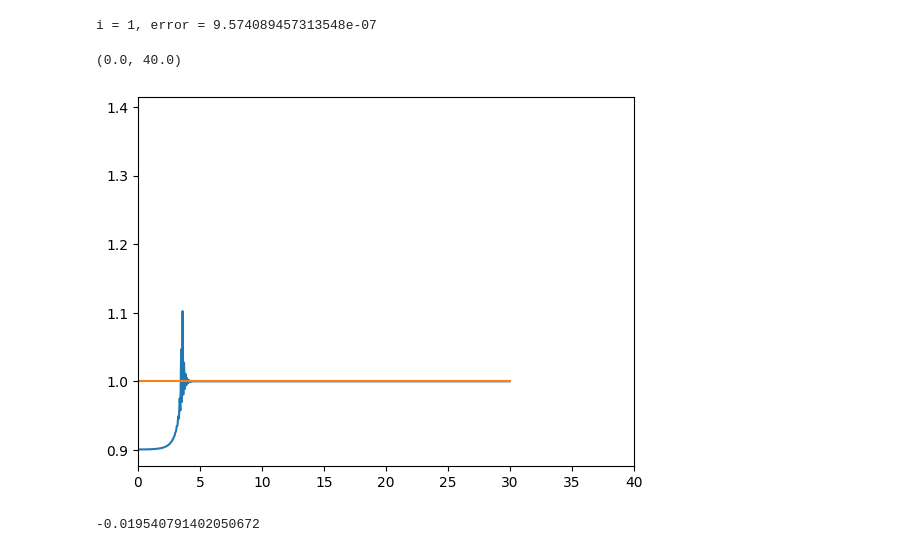
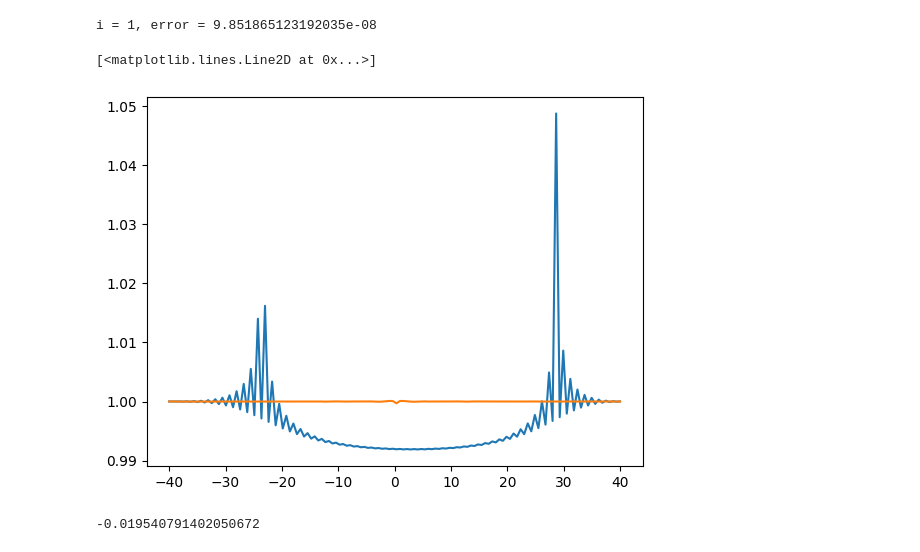
Before and after one commit to Danielslimaa/HNC-cartesian, a Jupyter notebook: main.ipynb, the cells around one changed output. Cells and saved outputs as stored; diff of their text form; code cells hidden in the pictures.

```diff
--- a/main.ipynb
+++ b/main.ipynb
@@ -26,12 +26,12 @@ font = {'family': 'serif',
 # %%
 global first_term, second_term, third_term, V_ph, V_ph_k, rho, dt, U, dl
 
-N = 1024
-L = 60
+N = 128
+L = 80
 
 #del r_discretization, k_discretization
 l = np.linspace(-L/2,L/2,N)
-k = np.linspace(0,2*np.pi/L,N)
+k = np.linspace(-1*np.pi,1*np.pi/L,N)
 dl = np.abs(l[1]-l[0])
 dx = dl
 dy = dx
@@ -48,18 +48,15 @@ for i in range(0,N):
     mu2_p[i,j] = pow(j * p, 2)
   for j in range(N//2,N):
     mu2_p[i,j] = pow((j - N) * p, 2)
-
 for j in range(0,N):
   for i in range(0,N//2):
     lambda2_q[i,j] = pow(i * p, 2);
   for i in range(N//2,N):
     lambda2_q[i,j] = pow((i - N) * p, 2)
 
-K2 = mu2_p+lambda2_q
+#K2 = mu2_p+lambda2_q
 Kx, Ky = np.meshgrid(k,k)
-Kx2 = Kx * Kx
-Ky2 = Ky * Ky
-K2 = Kx2 + Ky2
+K2 = Kx*Kx + Ky*Ky
 K = np.sqrt(K2)
 
 g = np.ones((N,N), dtype=np.float32)
@@ -104,7 +101,7 @@ g = np.ones((N,N), dtype=np.float32)
 S = np.ones((N,N), dtype=np.float32)
 aux = np.zeros((N,N))
 
-dt = 0.1
+dt = 0.01
 condition = True
 counter = 1
 while condition:
@@ -119,7 +116,7 @@ while condition:
     #break
   new_S = K / np.sqrt(np.abs(aux))
   S = (1-dt)*S + dt*new_S
-  dg = np.real(1+(dkx * dky * ifft2(S-1, workers=10, norm='forward')) * c1)
+  dg = (1+(dkx * dky * ifft2(S-1, workers=10, norm='forward')) * c1)
   new_g = dg#g*np.exp(dt*(dg-g))
   if counter%25==0 or counter==1:
     error = np.abs(np.sum(np.sum(g-new_g))) * dl * dl / dt
@@ -130,16 +127,16 @@ while condition:
 
   counter = counter + 1
 # %% [output]
-i = 1, error = 9.574089457313548e-07
+i = 1, error = 9.851865123192035e-08
 # %%
 plt.plot(l,np.real((S[:,N//2])))
 plt.plot(l,np.real((g[:,N//2])))
 
 #plt.xlim(np.min(l),np.max(l))
-plt.xlim(0,40)
+#plt.xlim(0,.1)
 # %% [output]
-(0.0, 40.0)
+[<matplotlib.lines.Line2D at 0x...>]
-[figure, old version]
+[figure, new version]
 # %%
 l[0]-l[1]
 # %% [output]
```
Also changed, not shown: parts of 14 cells of this notebook, 2 other files.
